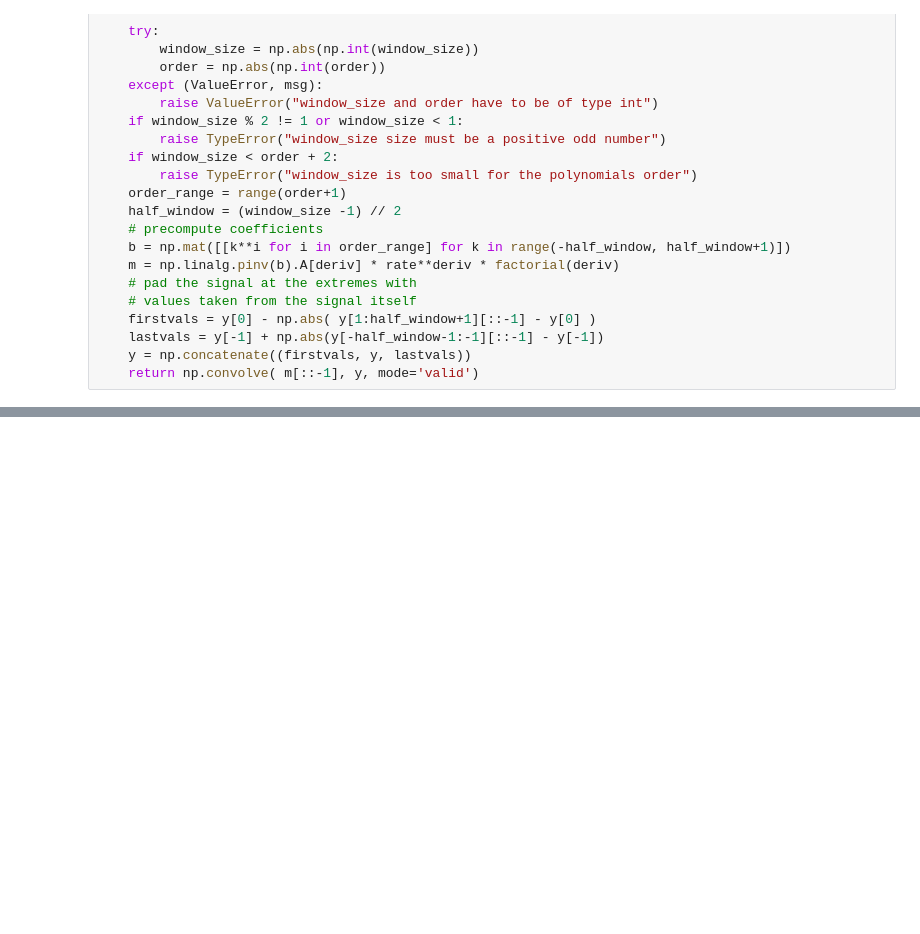
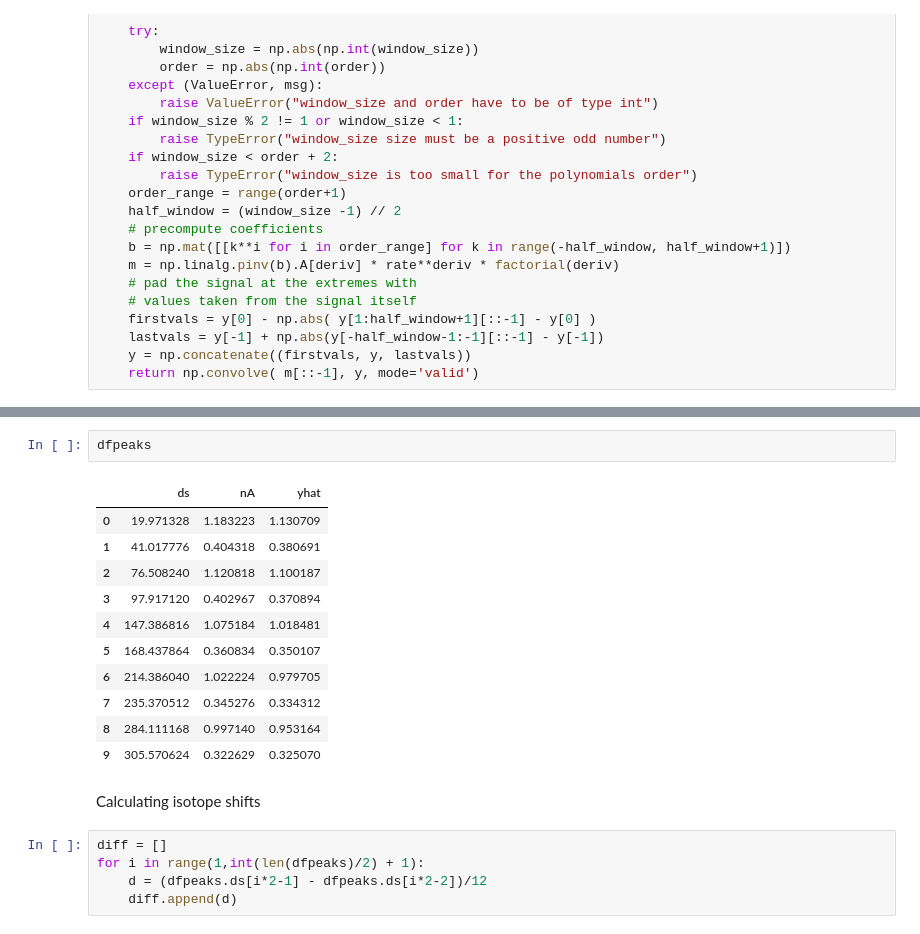
Before and after one commit to JackRoten/HD_shift_Dutt_Roten, a Jupyter notebook: Data Analysis-656.ipynb, the cells around one changed output, grey strips where cells are left out. Saved outputs shown, nothing was run; the diff lists cells and outputs as text; blank space fills up the shorter version.

```diff
--- a/Data Analysis-656.ipynb
+++ b/Data Analysis-656.ipynb
@@ -55,0 +116,21 @@ plt.show()
+# %%
+dfpeaks
+# %% [output]
+|  | ds | nA | yhat |
+| 0 | 19.971328 | 1.183223 | 1.130709 |
+| 1 | 41.017776 | 0.404318 | 0.380691 |
+| 2 | 76.508240 | 1.120818 | 1.100187 |
+| 3 | 97.917120 | 0.402967 | 0.370894 |
+| 4 | 147.386816 | 1.075184 | 1.018481 |
+| 5 | 168.437864 | 0.360834 | 0.350107 |
+| 6 | 214.386040 | 1.022224 | 0.979705 |
+| 7 | 235.370512 | 0.345276 | 0.334312 |
+| 8 | 284.111168 | 0.997140 | 0.953164 |
+| 9 | 305.570624 | 0.322629 | 0.325070 |
+# %% [markdown]
+Calculating isotope shifts
+# %%
+diff = []
+for i in range(1,int(len(dfpeaks)/2) + 1):
+    d = (dfpeaks.ds[i*2-1] - dfpeaks.ds[i*2-2])/12
+    diff.append(d)
```
Also changed, not shown: parts of 23 cells of this notebook, 2 other files.
